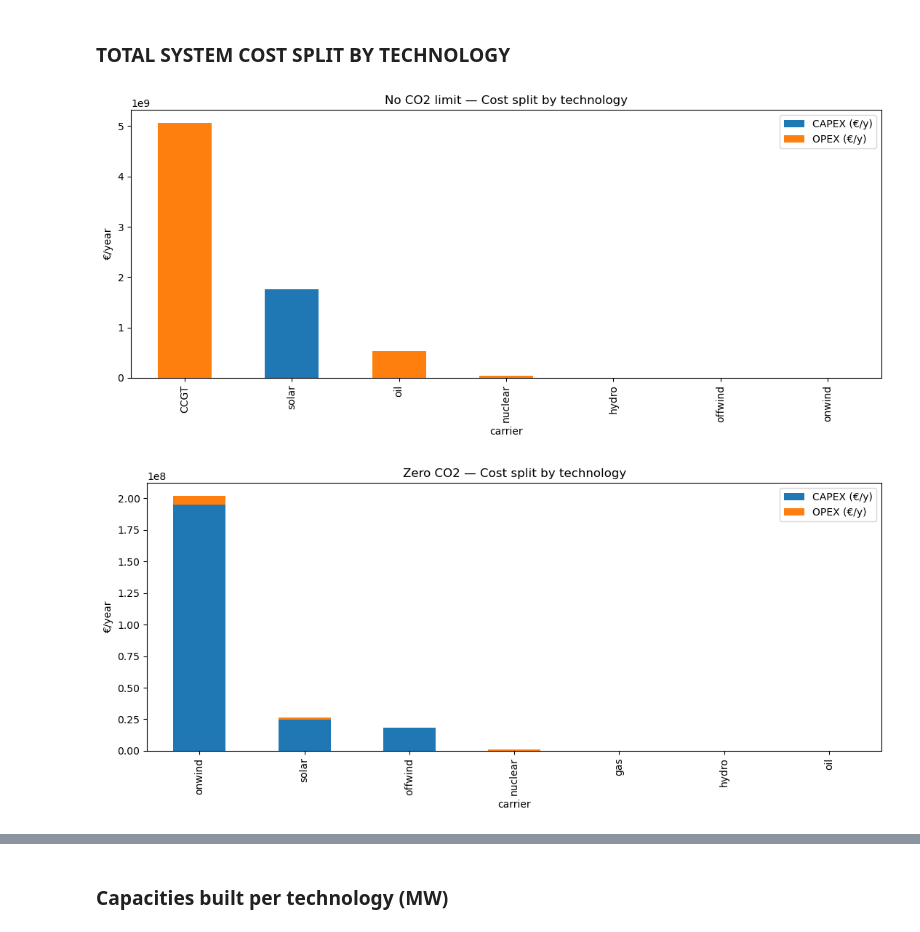
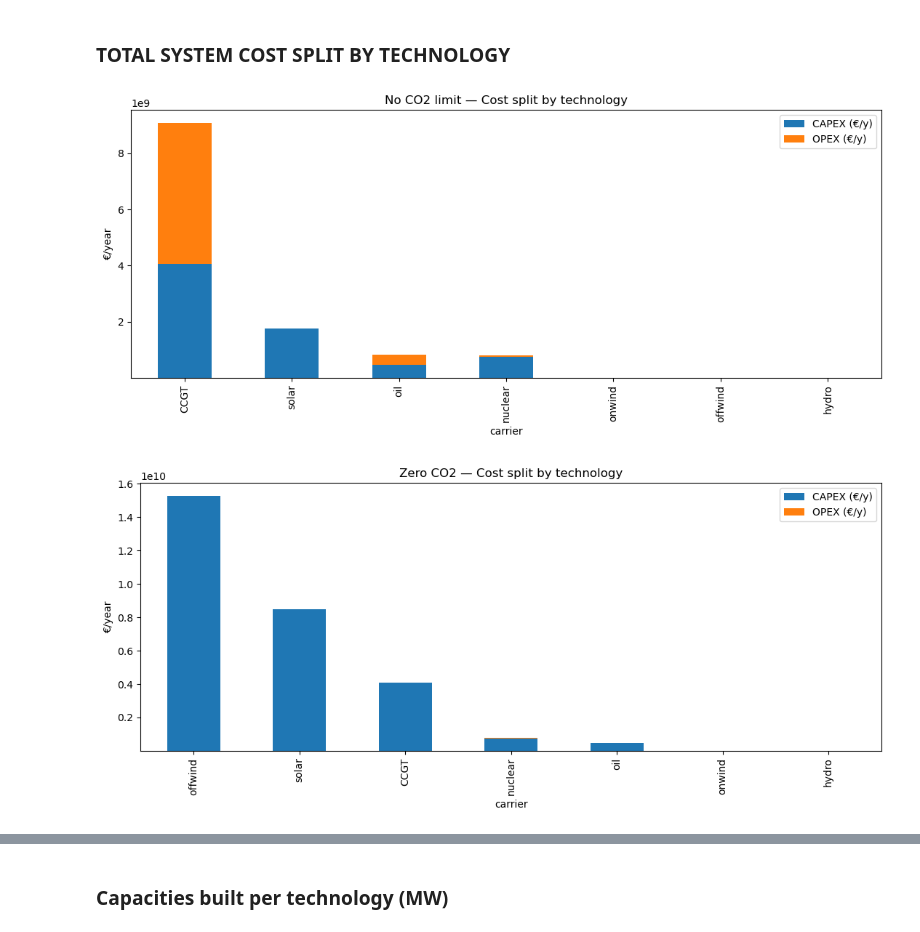
Before and after one commit to morteezzaa/iran-renewable-system-analysis, a Jupyter notebook: model_visualisations.ipynb, the cells around one changed output, grey strips where cells are left out. Cells and saved outputs as stored; diff of their text form; code cells hidden in the pictures.

```diff
--- a/model_visualisations.ipynb
+++ b/model_visualisations.ipynb
@@ -101,38 +116,38 @@ def plot_total_cost_split_by_tech_generators(net, title="Total system cost split
         p_nom_used = gens["p_nom"]
 
     #CAPEX: only meaningful for extendable generators, becuase the other one have already been built so there is no capital cost
-    extendable = gens.get("p_nom_extendable", False).fillna(False)
-    capex = (gens.get("capital_cost", 0.0).fillna(0.0) * p_nom_used).where(extendable, 0.0)
+    #extendable = gens.get("p_nom_extendable", False).fillna(False)
+    capex = (gens.get("capital_cost", 0.0).fillna(0.0) * p_nom_used)#.where(extendable, 0.0)
 
     # OPEX: marginal_cost * energy
     # energy per generator = sum_t (p(t) * hours)
     p = net.generators_t.p.reindex(net.snapshots).fillna(0.0)  # MW
     energy_mwh = p.mul(w, axis=0).sum(axis=0)                  # MWh per generator
     opex = energy_mwh * gens.get("marginal_cost", 0.0).fillna(0.0)  # €
 
     #group by technology (carrier)
     by_carrier = pd.DataFrame({
         "CAPEX (€/y)": capex,
         "OPEX (€/y)": opex
     }).groupby(gens["carrier"]).sum()
 
 
     by_carrier = by_carrier.loc[by_carrier.sum(axis=1).sort_values(ascending=False).index]
 
     ax = by_carrier.plot(kind="bar", stacked=True, figsize=(11,5))
     ax.set_title(title)
     ax.set_ylabel("€/year")
     plt.tight_layout()
     plt.show()
 
     return by_carrier
 
 #use the function to plot
 cost_table_no_limit = plot_total_cost_split_by_tech_generators(n, title="No CO2 limit — Cost split by technology")
 cost_table_zero_co2 = plot_total_cost_split_by_tech_generators(n_no_co2, title="Zero CO2 — Cost split by technology")
 # %% [output]
-[figure, old version]
+[figure, new version]
-[figure, old version]
+[figure, new version]
 # %%
 
 
```
Also changed, not shown: parts of 9 cells of this notebook, 3 other files.
